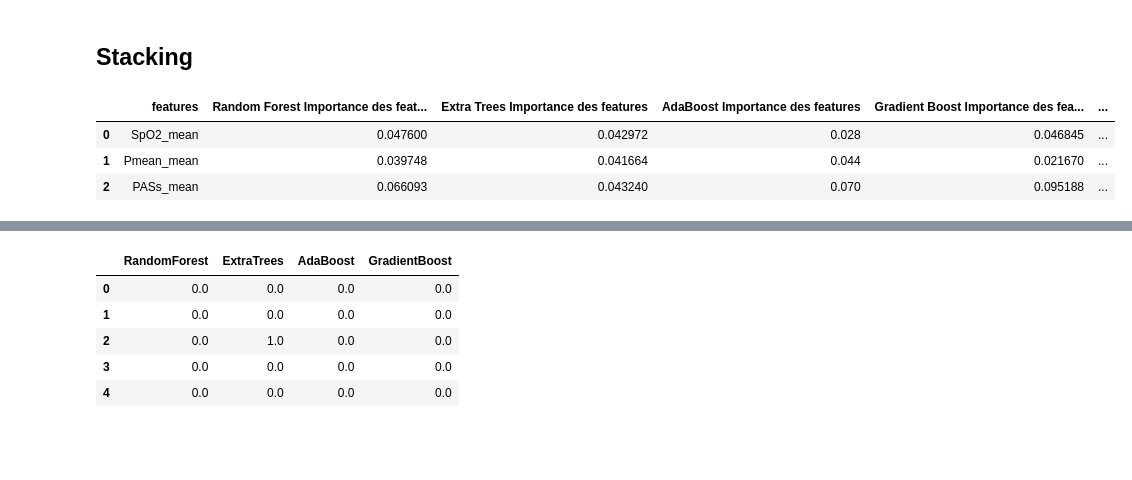
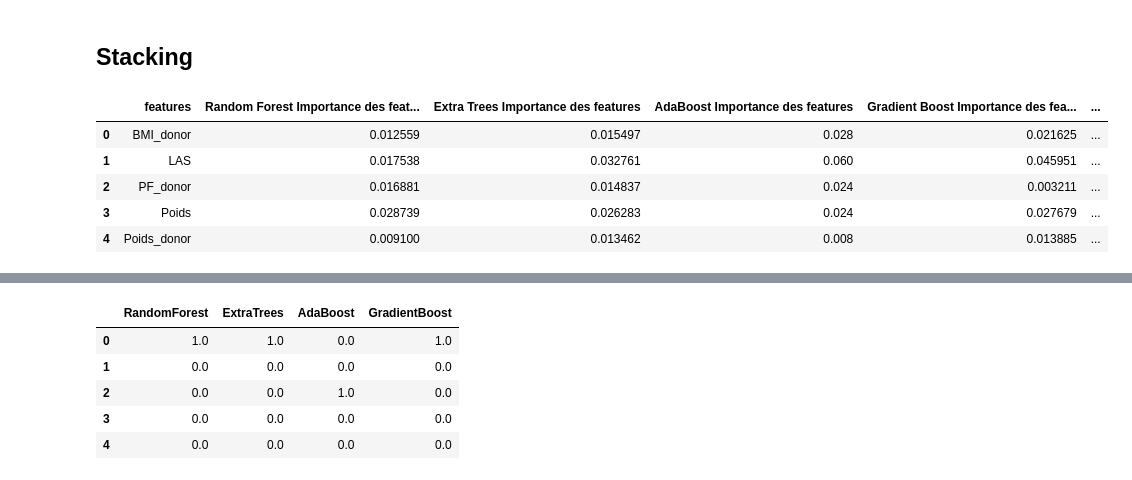
Before and after one commit to dataforgoodfr/batch_5_transplant, a Jupyter notebook: notebooks/Modeling - Comparing Machine Learning Methods .ipynb, the cells around one changed output, grey strips where cells are left out. Saved outputs shown, nothing was run; the diff lists cells and outputs as text; code cells hidden in the pictures; blank space fills up the shorter version.

```diff
--- a/notebooks/Modeling - Comparing Machine Learning Methods .ipynb
+++ b/notebooks/Modeling - Comparing Machine Learning Methods .ipynb
@@ -202,4 +202,4 @@ choix_features_10=['Poids', 'ends_operation_day', 'ETCO2_mean', 'PASs_mean',
 
 choix_features_11=set(choix_features_4 + choix_features_10)
 # %%
-Choix_Features=choix_features_11
+Choix_Features=choix_features_8
@@ -629,11 +651,13 @@ py.iplot(fig, filename='scatter2010')
 # %% [markdown]
 ## Stacking
 # %%
-feature_dataframe['mean'] = feature_dataframe.mean(axis= 1) # axis = 1 computes the mean row-wise
-feature_dataframe.head(3)
+feature_dataframe['moyenne'] = feature_dataframe.mean(axis= 1)
+feature_dataframe.head(5)
 # %% [output]
 |  | features | Random Forest Importance des feat... | Extra Trees Importance des features | AdaBoost Importance des features | Gradient Boost Importance des fea... | ... |
-| 0 | SpO2_mean | 0.047600 | 0.042972 | 0.028 | 0.046845 | ... |
-| 1 | Pmean_mean | 0.039748 | 0.041664 | 0.044 | 0.021670 | ... |
-| 2 | PASs_mean | 0.066093 | 0.043240 | 0.070 | 0.095188 | ... |
+| 0 | BMI_donor | 0.012559 | 0.015497 | 0.028 | 0.021625 | ... |
+| 1 | LAS | 0.017538 | 0.032761 | 0.060 | 0.045951 | ... |
+| 2 | PF_donor | 0.016881 | 0.014837 | 0.024 | 0.003211 | ... |
+| 3 | Poids | 0.028739 | 0.026283 | 0.024 | 0.027679 | ... |
+| 4 | Poids_donor | 0.009100 | 0.013462 | 0.008 | 0.013885 | ... |
 # %%
@@ -674,16 +693,16 @@ py.iplot(fig, filename='bar-direct-labels')
 # %% [output]
 [interactive output not drawn]
 # %%
-base_predictions_train = pd.DataFrame( {'RandomForest': rf_oof_train.ravel(),
+premieres_predictions_train = pd.DataFrame( {'RandomForest': rf_oof_train.ravel(),
      'ExtraTrees': et_oof_train.ravel(),
      'AdaBoost': ada_oof_train.ravel(),
       'GradientBoost': gb_oof_train.ravel()
     })
-base_predictions_train.head()
+premieres_predictions_train.head()
 # %% [output]
 |  | RandomForest | ExtraTrees | AdaBoost | GradientBoost |
-| 0 | 0.0 | 0.0 | 0.0 | 0.0 |
+| 0 | 1.0 | 1.0 | 0.0 | 1.0 |
 | 1 | 0.0 | 0.0 | 0.0 | 0.0 |
-| 2 | 0.0 | 1.0 | 0.0 | 0.0 |
+| 2 | 0.0 | 0.0 | 1.0 | 0.0 |
 | 3 | 0.0 | 0.0 | 0.0 | 0.0 |
 | 4 | 0.0 | 0.0 | 0.0 | 0.0 |
```
Also changed, not shown: parts of 41 cells of this notebook.
